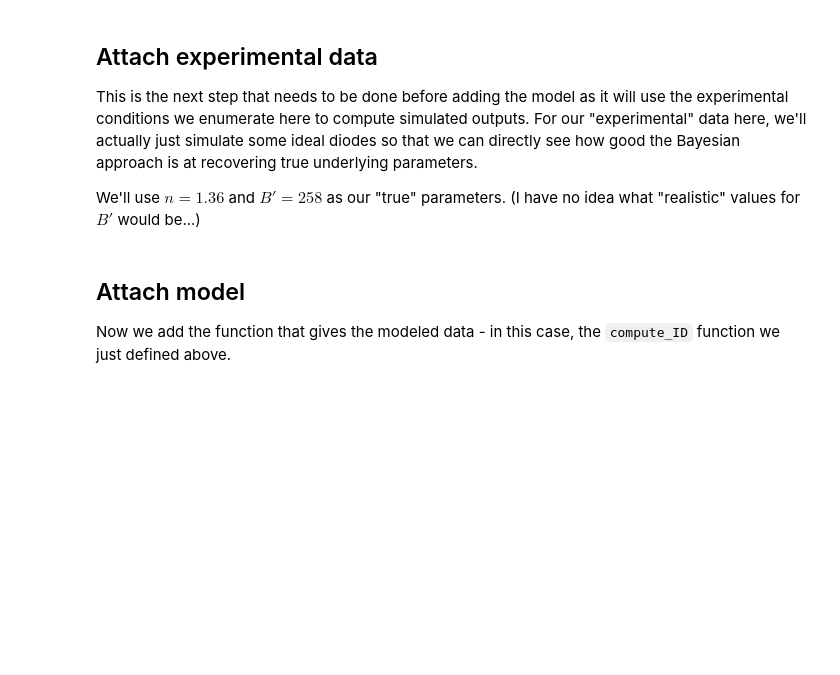
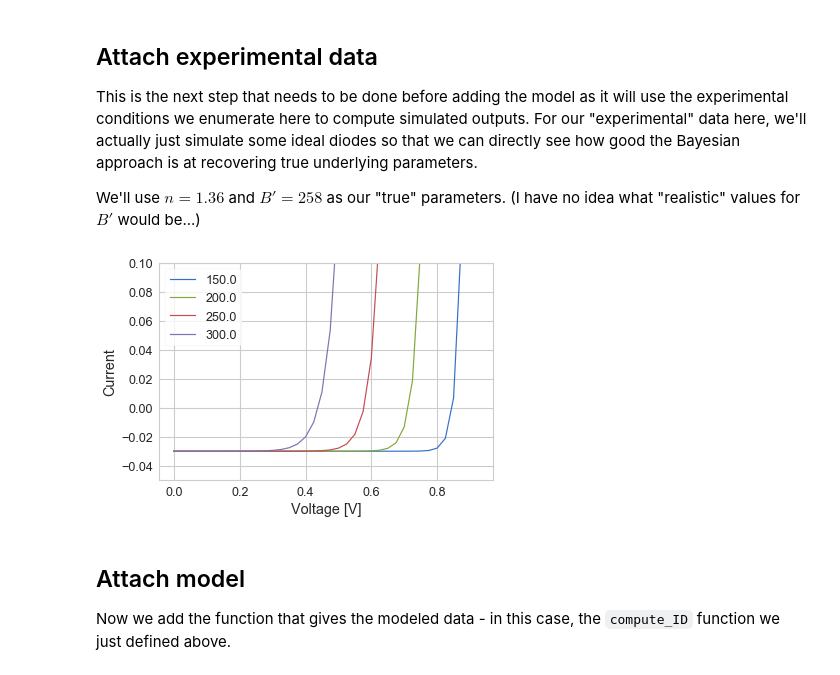
Before and after one commit to PV-Lab/bayesim, a Jupyter notebook: examples/diode/ideal_diode.ipynb, the cells around one changed output. Saved outputs shown, nothing was run; the diff lists cells and outputs as text; code cells hidden in the pictures; blank space fills up the shorter version.

Commit message:
plotting measured vs. modeled data

```diff
--- a/examples/diode/ideal_diode.ipynb
+++ b/examples/diode/ideal_diode.ipynb
@@ -55,8 +86,8 @@ def compute_ID(ec,params):
     J0 = Bp*T**(3/n)*math.exp(-1.2/V_th/n)
     return J_L + J0*(math.exp(V/V_th/n)-1)
 
-#V = np.arange(0,1.0,0.05)
-V = np.arange(0,1.0,0.01)
+V = np.arange(0,1.0,0.025)
+#V = np.arange(0,1.0,0.01)
 T = [float(t) for t in np.arange(150,301,50)]
 params = {'n':1.36,'Bp':258}
 
@@ -65,10 +96,14 @@ for t in T:
     J0 = compute_ID({'V':V[0],'T':t},params)
     for v in V:
         J = compute_ID({'V':v,'T':t},params)
+        if abs(J)>0.05:
+            err = 0.1*abs(J)
+        else:
+            err = 0.01
         # check for "compliance"
-        if not J > 2.0:
-            data.append([v,t,J])
+        if not J > 5.0:
+            data.append([v,t,J,err])
 
-data = pd.DataFrame.from_records(data=data,columns=['V','T','J'])
+data = pd.DataFrame.from_records(data=data,columns=['V','T','J','error'])
 dd.io.save('obs_data.h5',data)
 # %%
@@ -76,13 +113,15 @@ m.attach_observations(fpath='obs_data.h5',fixed_error=0.01,ec_x_var='V',max_ec_x
 # %%
 import matplotlib.pyplot as plt
 %matplotlib inline
 leg = []
 for i in range(len(T)):
-    curve = data.iloc[len(V)*i:len(V)*(i+1)]
+    curve = data[data['T']==T[i]]
     plt.plot(curve['V'],curve['J'])
     leg.append(curve['T'].iloc[0])
 plt.ylim([-0.05,0.1])
 plt.legend([str(t) for t in leg])
 plt.xlabel('Voltage [V]')
 plt.ylabel('Current')
 plt.show()
+# %% [output]
+[figure, added]
```
Also changed, not shown: parts of 18 cells of this notebook, 2 other files.
